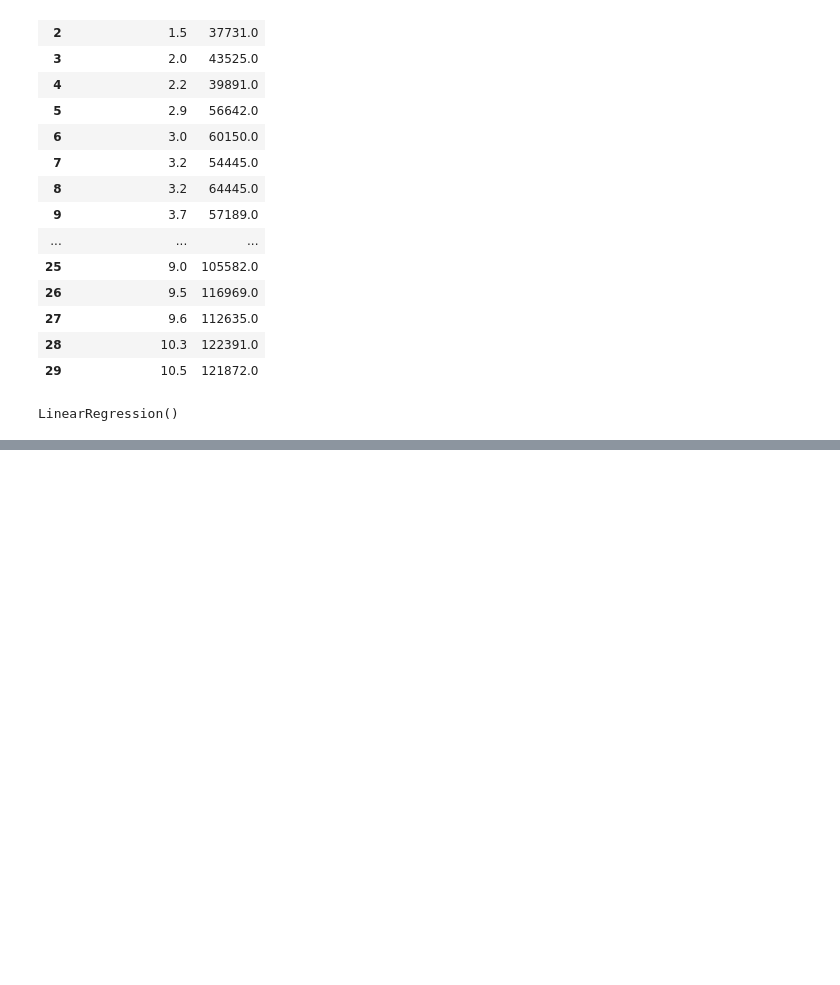
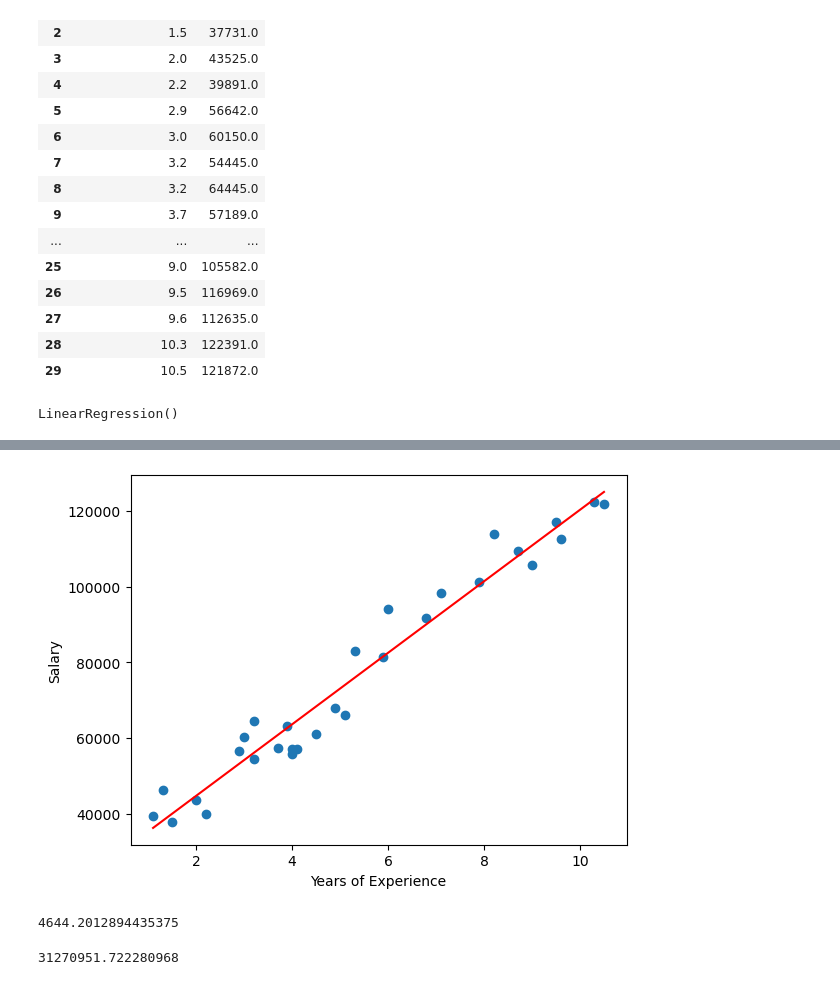
Before and after one commit to ramnareeesh/ml-playgrounds, a Jupyter notebook: Machine Learning Lab/Lab-4-Linear_Regression-sklearn.ipynb, the cells around one changed output, grey strips where cells are left out. Saved outputs shown, nothing was run; the diff lists cells and outputs as text; code cells hidden in the pictures; blank space fills up the shorter version.

```diff
--- a/Machine Learning Lab/Lab-4-Linear_Regression-sklearn.ipynb
+++ b/Machine Learning Lab/Lab-4-Linear_Regression-sklearn.ipynb
@@ -27,10 +27,11 @@ df
 from sklearn.linear_model import LinearRegression
 regressor = LinearRegression()
 # %%
-regressor.fit([df['YearsExperience']], [df['Salary']])
+regressor.fit(df['YearsExperience'].values.reshape(-1, 1), df['Salary'].values.reshape(-1, 1))
 # %% [output]
 LinearRegression()
 # %%
-slope = regressor.intercept_
-slope
+slope = regressor.coef_
+intercept = regressor.intercept_
+print(intercept)
 # %% [output]
@@ -41,0 +39,3 @@ array([ 39343.,  46205.,  37731.,  43525.,  39891.,  56642.,  60150.,
+# %%
+y_hat = (df['YearsExperience'] * slope[0][0]) + intercept[0]
+y_hat
@@ -41,0 +60,8 @@ array([ 39343.,  46205.,  37731.,  43525.,  39891.,  56642.,  60150.,
+# %%
+plt.scatter(df['YearsExperience'], df['Salary'])
+plt.plot(df['YearsExperience'], y_hat, color="red")
+plt.xlabel("Years of Experience")
+plt.ylabel("Salary")
+plt.show()
+# %% [output]
+[figure, added]
@@ -41,0 +70,8 @@ array([ 39343.,  46205.,  37731.,  43525.,  39891.,  56642.,  60150.,
+# %%
+mean_absolute_error(df['Salary'], y_hat)
+# %% [output]
+4644.2012894435375
+# %%
+mean_squared_error(df['Salary'], y_hat)
+# %% [output]
+31270951.722280968
```
Also changed, not shown: parts of 3 cells of this notebook.
